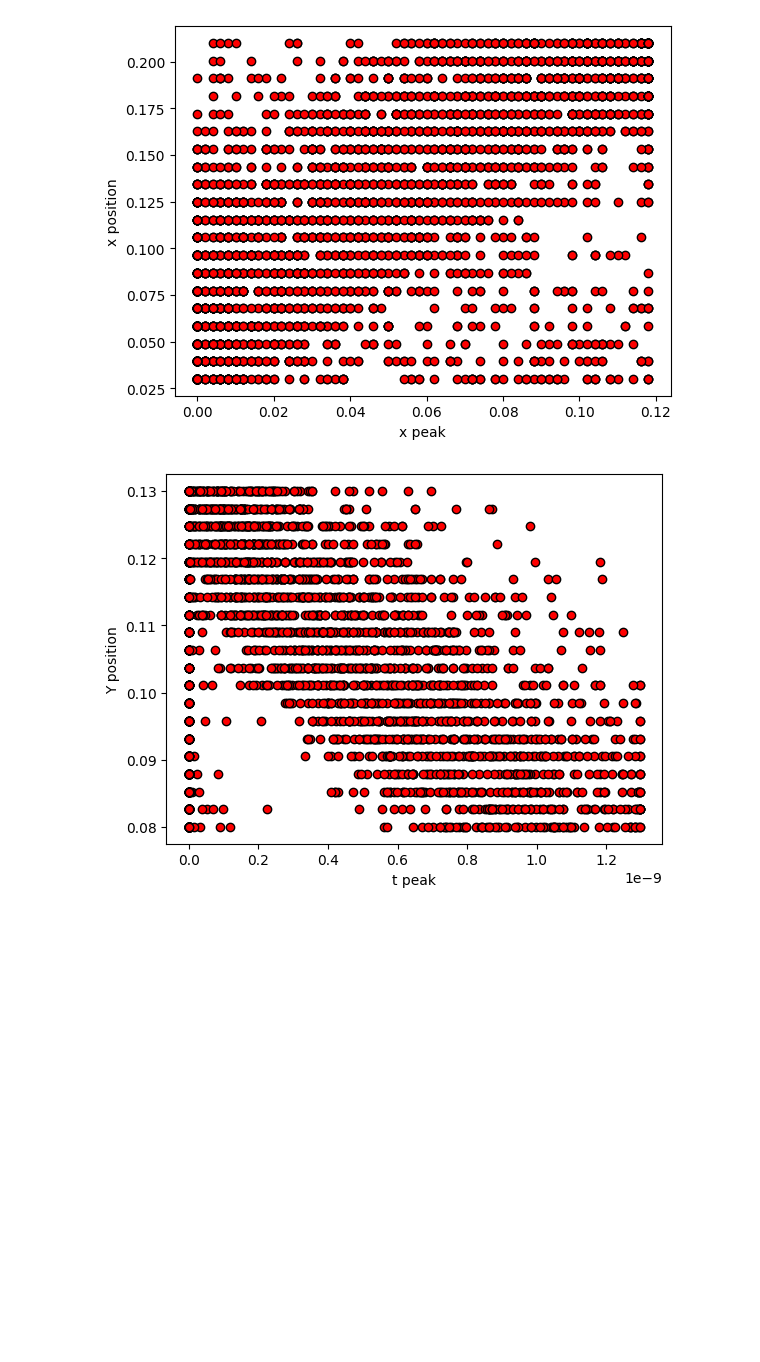
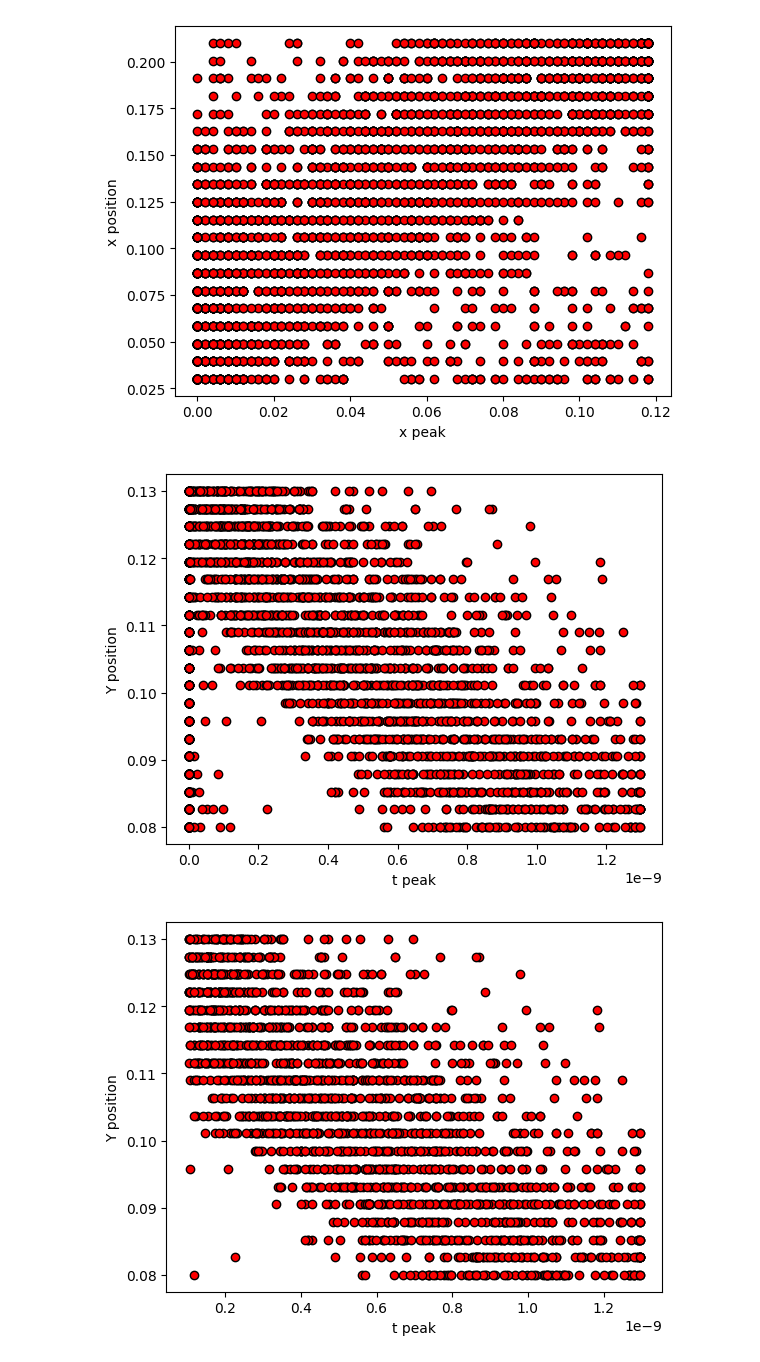
Before and after one commit to andrefsr/Machine-Learning-on-detection-of-buried-cylinders-via-GPR, a Jupyter notebook: sec_sim/machine_learning/data_analysis.ipynb, the cells around one changed output. Cells and saved outputs as stored; diff of their text form; code cells hidden in the pictures; blank space fills up the shorter version.

```diff
--- a/sec_sim/machine_learning/data_analysis.ipynb
+++ b/sec_sim/machine_learning/data_analysis.ipynb
@@ -177,13 +177,21 @@ plt.show()
 # %%
 x = df_features['t_peak']
 y = df_labels['pos_y']
 
 plt.figure()
 plt.ylabel('Y position')
 plt.xlabel('t peak')
 plt.scatter(x,y,color='red',edgecolors='black')
 plt.show()
 
-# APLICAR REGRESSAO LINEAR
+x = df_features['t_peak'][df_features['t_peak']>0.1e-9]
+y = df_labels['pos_y'][df_features['t_peak']>0.1e-9]
+
+plt.figure()
+plt.ylabel('Y position')
+plt.xlabel('t peak')
+plt.scatter(x,y,color='red',edgecolors='black')
+plt.show()
 # %% [output]
 [figure]
+[figure, added]
```
Also changed, not shown: 2 other files.
